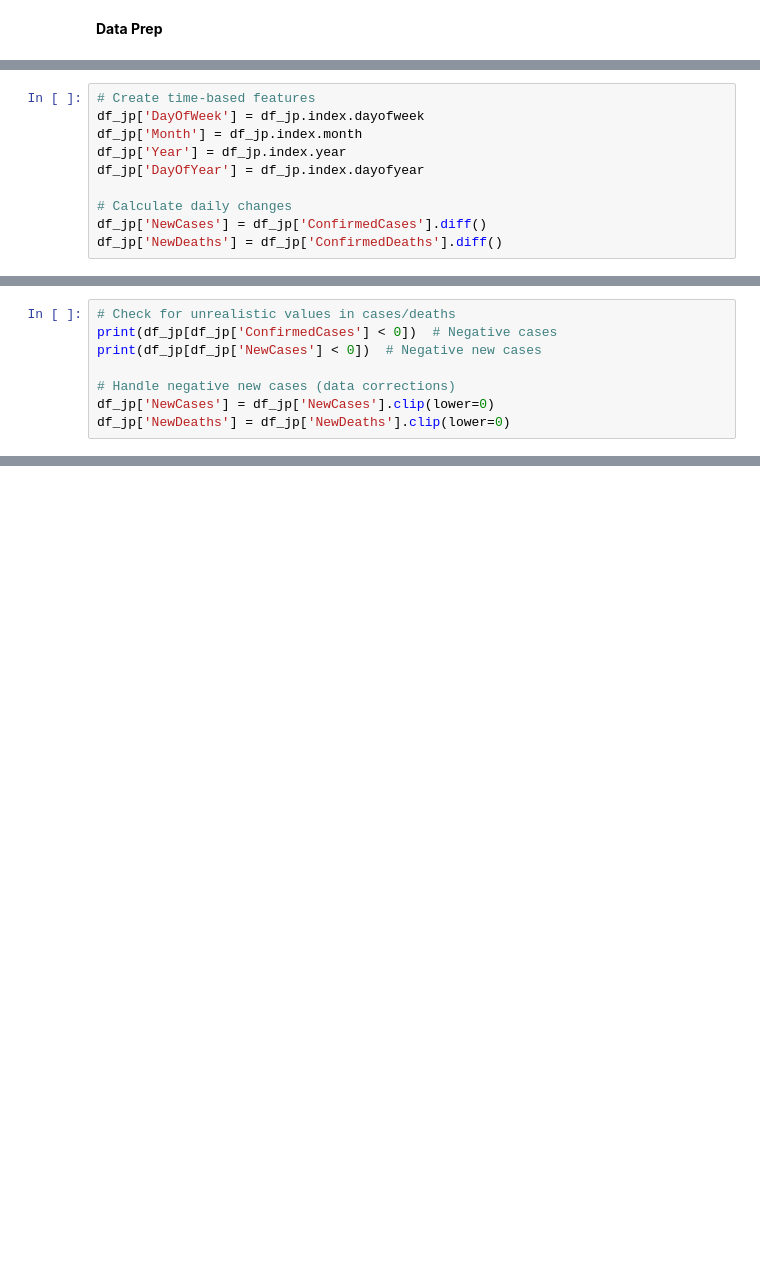
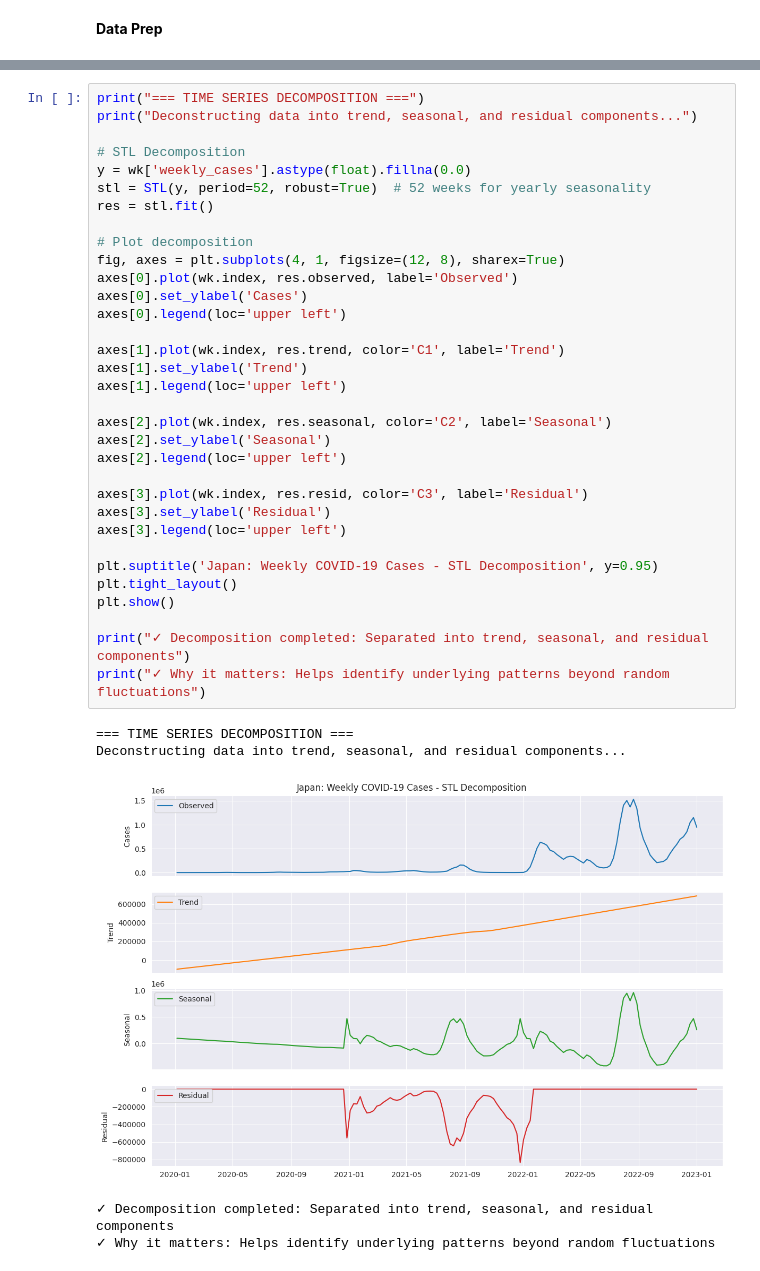
Before and after one commit to chipojaya1/myNEBDHub, a Jupyter notebook: Japan_case_study_Milestone_#2.ipynb, the cells around one changed output, grey strips where cells are left out. Cells and saved outputs as stored; diff of their text form; blank space fills up the shorter version.

```diff
--- a/Japan_case_study_Milestone_#2.ipynb
+++ b/Japan_case_study_Milestone_#2.ipynb
@@ -59,10 +37,0 @@ wk = wk.asfreq('W-SUN')  # ensure frequency is set
-# %%
-# Create time-based features
-df_jp['DayOfWeek'] = df_jp.index.dayofweek
-df_jp['Month'] = df_jp.index.month
-df_jp['Year'] = df_jp.index.year
-df_jp['DayOfYear'] = df_jp.index.dayofyear
-
-# Calculate daily changes
-df_jp['NewCases'] = df_jp['ConfirmedCases'].diff()
-df_jp['NewDeaths'] = df_jp['ConfirmedDeaths'].diff()
@@ -71,8 +37,0 @@ Outlier Detection
-# %%
-# Check for unrealistic values in cases/deaths
-print(df_jp[df_jp['ConfirmedCases'] < 0])  # Negative cases
-print(df_jp[df_jp['NewCases'] < 0])  # Negative new cases
-
-# Handle negative new cases (data corrections)
-df_jp['NewCases'] = df_jp['NewCases'].clip(lower=0)
-df_jp['NewDeaths'] = df_jp['NewDeaths'].clip(lower=0)
@@ -410,0 +48,39 @@ Minimum p-value: 0.1664 (significant at 0.05: False)
+# %%
+print("=== TIME SERIES DECOMPOSITION ===")
+print("Deconstructing data into trend, seasonal, and residual components...")
+
+# STL Decomposition
+y = wk['weekly_cases'].astype(float).fillna(0.0)
+stl = STL(y, period=52, robust=True)  # 52 weeks for yearly seasonality
+res = stl.fit()
+
+# Plot decomposition
+fig, axes = plt.subplots(4, 1, figsize=(12, 8), sharex=True)
+axes[0].plot(wk.index, res.observed, label='Observed')
+axes[0].set_ylabel('Cases')
+axes[0].legend(loc='upper left')
+
+axes[1].plot(wk.index, res.trend, color='C1', label='Trend')
+axes[1].set_ylabel('Trend')
+axes[1].legend(loc='upper left')
+
+axes[2].plot(wk.index, res.seasonal, color='C2', label='Seasonal')
+axes[2].set_ylabel('Seasonal')
+axes[2].legend(loc='upper left')
+
+axes[3].plot(wk.index, res.resid, color='C3', label='Residual')
+axes[3].set_ylabel('Residual')
+axes[3].legend(loc='upper left')
+
+plt.suptitle('Japan: Weekly COVID-19 Cases - STL Decomposition', y=0.95)
+plt.tight_layout()
+plt.show()
+
+print("✓ Decomposition completed: Separated into trend, seasonal, and residual components")
+print("✓ Why it matters: Helps identify underlying patterns beyond random fluctuations")
+# %% [output]
+=== TIME SERIES DECOMPOSITION ===
+Deconstructing data into trend, seasonal, and residual components...
+[figure, added]
+✓ Decomposition completed: Separated into trend, seasonal, and residual components
+✓ Why it matters: Helps identify underlying patterns beyond random fluctuations
```
Also changed, not shown: parts of 52 cells of this notebook.
